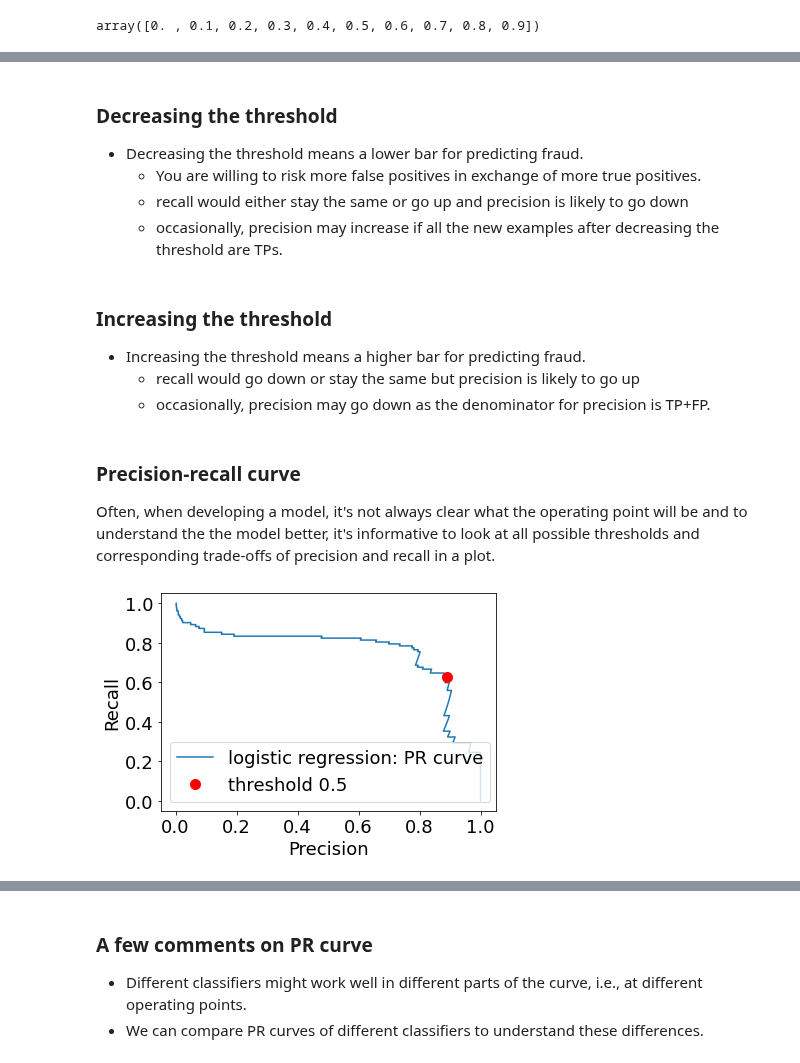
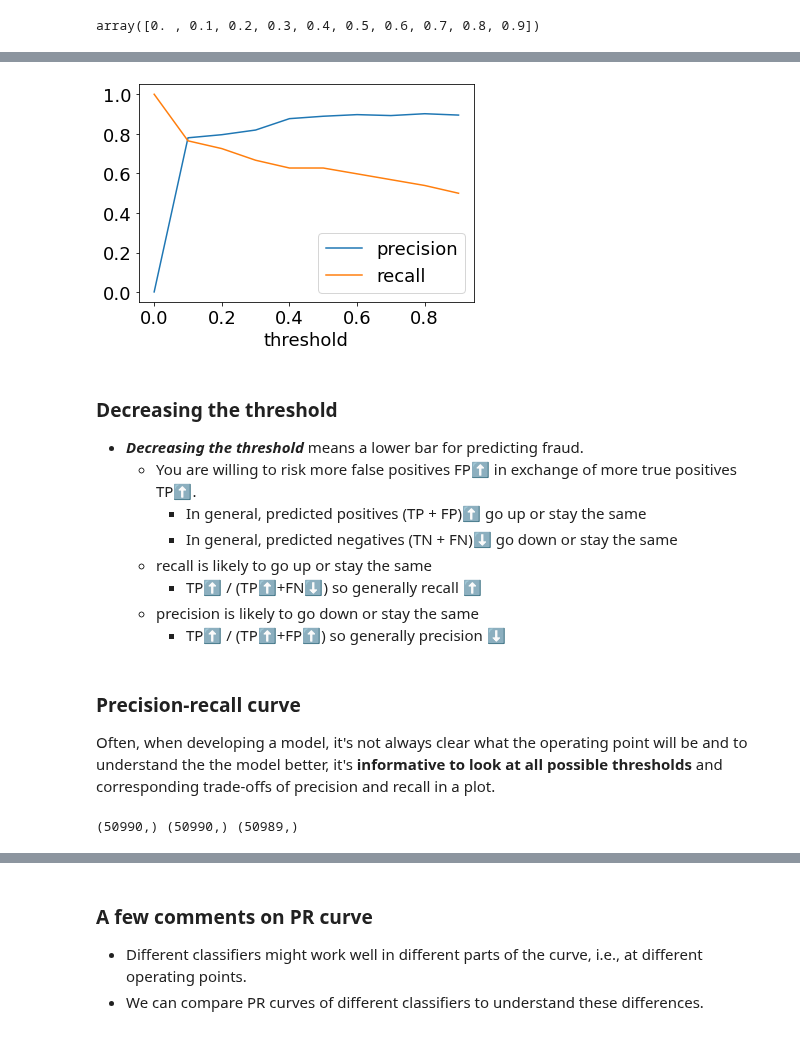
Before and after one commit to UBC-CS/cpsc330-2023s, a Jupyter notebook: lectures/09_classification-metrics.ipynb, the cells around one changed output, grey strips where cells are left out. Cells and saved outputs as stored; diff of their text form; code cells hidden in the pictures.

```diff
--- a/lectures/09_classification-metrics.ipynb
+++ b/lectures/09_classification-metrics.ipynb
@@ -175,6 +171,6 @@ Name: Class, dtype: float64
 # %% [markdown]
 Let's scale the features and try `LogisticRegression`.
 # %%
-pipe = make_pipeline(StandardScaler(), LogisticRegression())
-pd.DataFrame(cross_validate(pipe, X_train, y_train, return_train_score=True)).mean()
+pipe_lr = make_pipeline(StandardScaler(), LogisticRegression())
+pd.DataFrame(cross_validate(pipe_lr, X_train, y_train, return_train_score=True)).mean()
 # %% [output]
@@ -206,9 +202,9 @@ One way to get a better understanding of the errors is by looking at
 from sklearn.metrics import ConfusionMatrixDisplay
 plt.rc('font', size=18)
 
-pipe.fit(X_train, y_train)
+pipe_lr.fit(X_train, y_train)
 disp = ConfusionMatrixDisplay.from_estimator(
-    pipe,
+    pipe_lr,
     X_valid,
     y_valid,
     display_labels=["Non fraud", "fraud"],
@@ -604,7 +676,7 @@ weighted avg       1.00      1.00      1.00     59810
 # %% [markdown]
 Let's sweep through different thresholds.
 # %%
-thresholds = np.arange(0.0, 1.0, 0.1)
+thresholds = np.arange(0, 1, 0.1)
 thresholds
 # %% [output]
 array([0. , 0.1, 0.2, 0.3, 0.4, 0.5, 0.6, 0.7, 0.8, 0.9])
@@ -632,0 +691,3 @@ pd.DataFrame(pr_dict)
+# %%
+pr_df = pd.DataFrame(pr_dict).set_index('threshold')
+pr_df
@@ -633,36 +707,29 @@ pd.DataFrame(pr_dict)
+# %%
+pr_df[['precision', 'recall']].plot();
+# %% [output]
+[figure, added]
 # %% [markdown]
 ### Decreasing the threshold
 
-- Decreasing the threshold means a lower bar for predicting fraud.
-    - You are willing to risk more false positives in exchange of more true positives.
-    - recall would either stay the same or go up and precision is likely to go down
-    - occasionally, precision may increase if all the new examples after decreasing the threshold are TPs.
+- ***Decreasing the threshold*** means a lower bar for predicting fraud.
+    - You are willing to risk more false positives FP⬆ in exchange of more true positives TP⬆.
+      - In general, predicted positives (TP + FP)⬆ go up or stay the same
+      - In general, predicted negatives (TN + FN)⬇ go down or stay the same
+    - recall is likely to go up or stay the same
+      - TP⬆ / (TP⬆+FN⬇) so generally recall ⬆
+    - precision is likely to go down or stay the same
+      - TP⬆ / (TP⬆+FP⬆) so generally precision ⬇
-# %% [markdown]
-### Increasing the threshold
-
-- Increasing the threshold means a higher bar for predicting fraud.
-    - recall would go down or stay the same but precision is likely to go up
-    - occasionally, precision may go down as the denominator for precision is TP+FP.
 # %% [markdown]
 ### Precision-recall curve
 
-Often, when developing a model, it's not always clear what the operating point will be and to understand the the model better, it's informative to look at all possible thresholds and corresponding trade-offs of precision and recall in a plot.
+Often, when developing a model, it's not always clear what the operating point will be and to understand the the model better, it's **informative to look at all possible thresholds** and corresponding trade-offs of precision and recall in a plot.
-# %%
-from sklearn.metrics import precision_recall_curve
-
-precision, recall, thresholds = precision_recall_curve(
-    y_valid, pipe_lr.predict_proba(X_valid)[:, 1]
-)
-plt.plot(precision, recall, label="logistic regression: PR curve")
-plt.xlabel("Precision")
-plt.ylabel("Recall")
-plt.plot(
-    precision_score(y_valid, pipe_lr.predict(X_valid)),
-    recall_score(y_valid, pipe_lr.predict(X_valid)),
-    "or",
-    markersize=10,
-    label="threshold 0.5",
-)
-plt.legend(loc="best");
-# %% [output]
-[figure, removed]
+# %%
+from sklearn.metrics import precision_recall_curve
+
+precision, recall, thresholds = precision_recall_curve(
+    y_valid, pipe_lr.predict_proba(X_valid)[:, 1]
+)
+print(precision.shape, recall.shape, thresholds.shape)
+thresholds = np.append(thresholds, 1)  # make thresholds same length as precision and recall
+# %% [output]
+(50990,) (50990,) (50989,)
```
Also changed, not shown: parts of 54 cells of this notebook.
